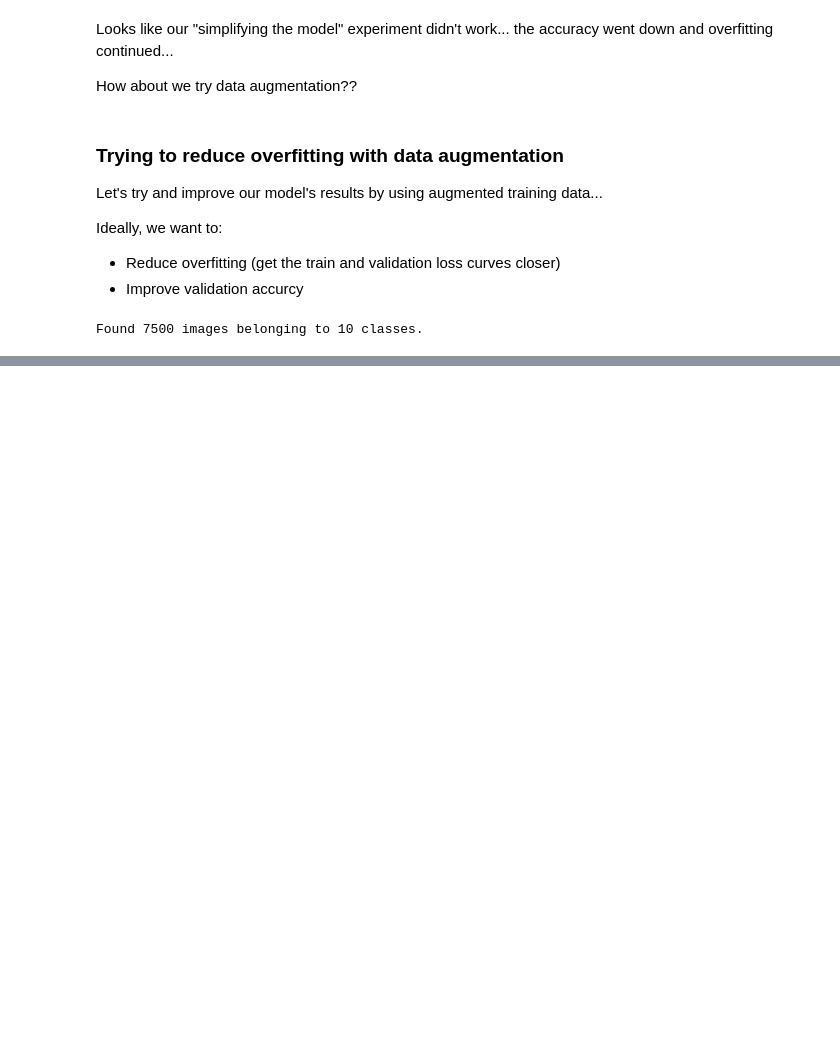
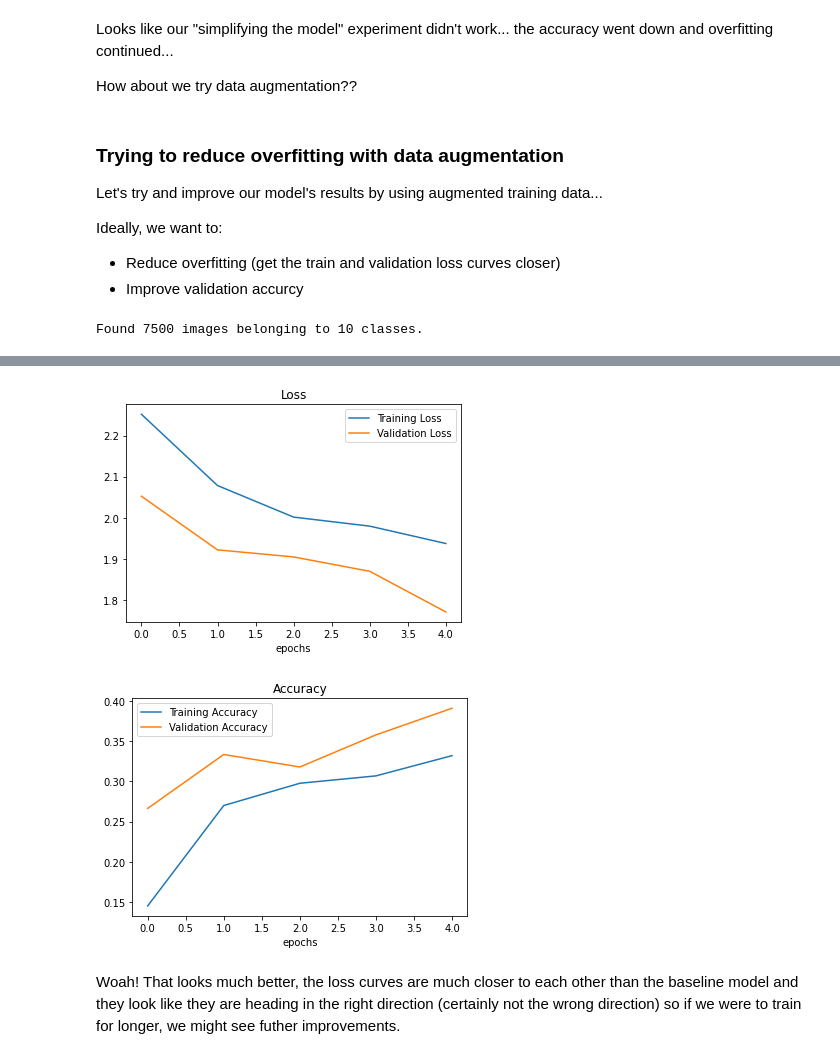
Before and after one commit to imran9891/TensorFlow, a Jupyter notebook: 03__introduction_to_computer_vision_with_tensorflow.ipynb, the cells around one changed output, grey strips where cells are left out. Saved outputs shown, nothing was run; the diff lists cells and outputs as text; code cells hidden in the pictures; blank space fills up the shorter version.

```diff
--- a/03__introduction_to_computer_vision_with_tensorflow.ipynb
+++ b/03__introduction_to_computer_vision_with_tensorflow.ipynb
@@ -1473,0 +1504,7 @@ NameError: ignored
+# %%
+# Fit the model
+history_12 = model_12.fit(train_10_data_augmented,
+                          epochs=5,
+                          steps_per_epoch=len(train_10_data_augmented),
+                          validation_data=test_10_data,
+                          validation_steps=len(test_10_data))
@@ -1473,0 +1532,8 @@ NameError: ignored
+# %%
+# Check out our model trained on augmented data's loss curves
+plot_loss_curves(history_12)
+# %% [output]
+[figure, added]
+[figure, added]
+# %% [markdown]
+Woah! That looks much better, the loss curves are much closer to each other than the baseline model and they look like they are heading in the right direction (certainly not the wrong direction) so if we were to train for longer, we might see futher improvements.
```
Also changed, not shown: parts of 58 cells of this notebook.
